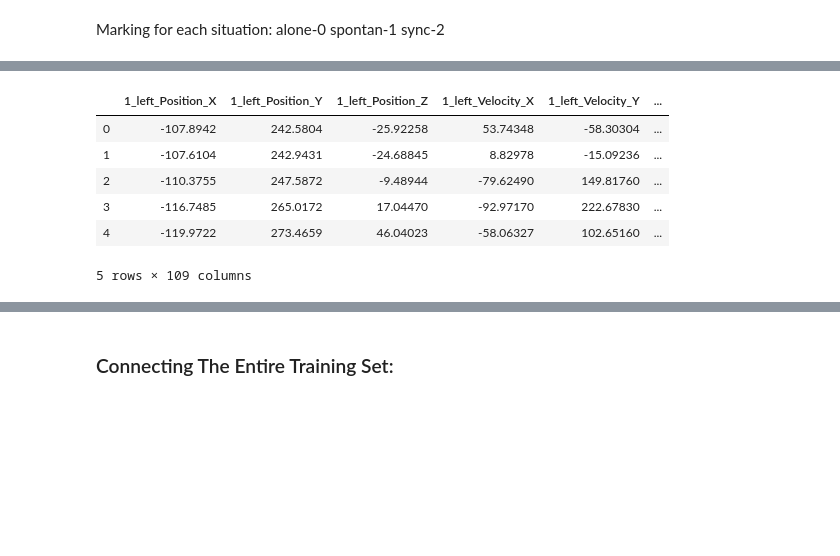
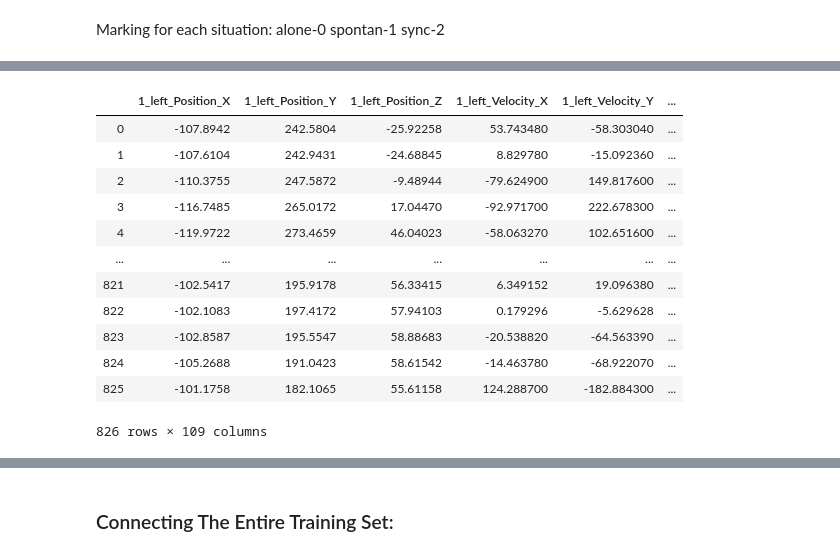
Before and after one commit to nofaryos/Project-Data-visualization, a Jupyter notebook: Project_part2.ipynb, the cells around one changed output, grey strips where cells are left out. Drawn from its saved outputs; the diff is of its cells as text; code cells hidden in the pictures; blank space fills up the shorter version.

```diff
--- a/Project_part2.ipynb
+++ b/Project_part2.ipynb
@@ -201,15 +219,21 @@ df_data3.head()
 # %%
 df_data4=Data_set(df_Sync2)
 df_data4['Situation']=2
-df_data4.head()
+df_data4
 # %% [output]
 |  | 1_left_Position_X | 1_left_Position_Y | 1_left_Position_Z | 1_left_Velocity_X | 1_left_Velocity_Y | ... |
-| 0 | -107.8942 | 242.5804 | -25.92258 | 53.74348 | -58.30304 | ... |
-| 1 | -107.6104 | 242.9431 | -24.68845 | 8.82978 | -15.09236 | ... |
-| 2 | -110.3755 | 247.5872 | -9.48944 | -79.62490 | 149.81760 | ... |
-| 3 | -116.7485 | 265.0172 | 17.04470 | -92.97170 | 222.67830 | ... |
-| 4 | -119.9722 | 273.4659 | 46.04023 | -58.06327 | 102.65160 | ... |
+| 0 | -107.8942 | 242.5804 | -25.92258 | 53.743480 | -58.303040 | ... |
+| 1 | -107.6104 | 242.9431 | -24.68845 | 8.829780 | -15.092360 | ... |
+| 2 | -110.3755 | 247.5872 | -9.48944 | -79.624900 | 149.817600 | ... |
+| 3 | -116.7485 | 265.0172 | 17.04470 | -92.971700 | 222.678300 | ... |
+| 4 | -119.9722 | 273.4659 | 46.04023 | -58.063270 | 102.651600 | ... |
+| ... | ... | ... | ... | ... | ... | ... |
+| 821 | -102.5417 | 195.9178 | 56.33415 | 6.349152 | 19.096380 | ... |
+| 822 | -102.1083 | 197.4172 | 57.94103 | 0.179296 | -5.629628 | ... |
+| 823 | -102.8587 | 195.5547 | 58.88683 | -20.538820 | -64.563390 | ... |
+| 824 | -105.2688 | 191.0423 | 58.61542 | -14.463780 | -68.922070 | ... |
+| 825 | -101.1758 | 182.1065 | 55.61158 | 124.288700 | -182.884300 | ... |
-5 rows × 109 columns
+826 rows × 109 columns
 # %%
 df_data5=Data_set_alone(df_Alone1_left,df_Alone_right)
 df_data5['Situation']=0
```
Also changed, not shown: parts of 16 cells of this notebook.
